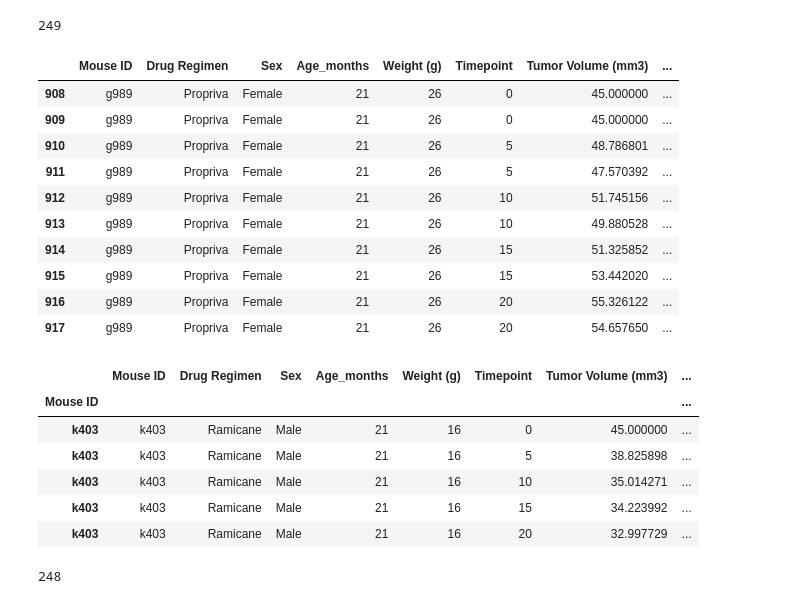
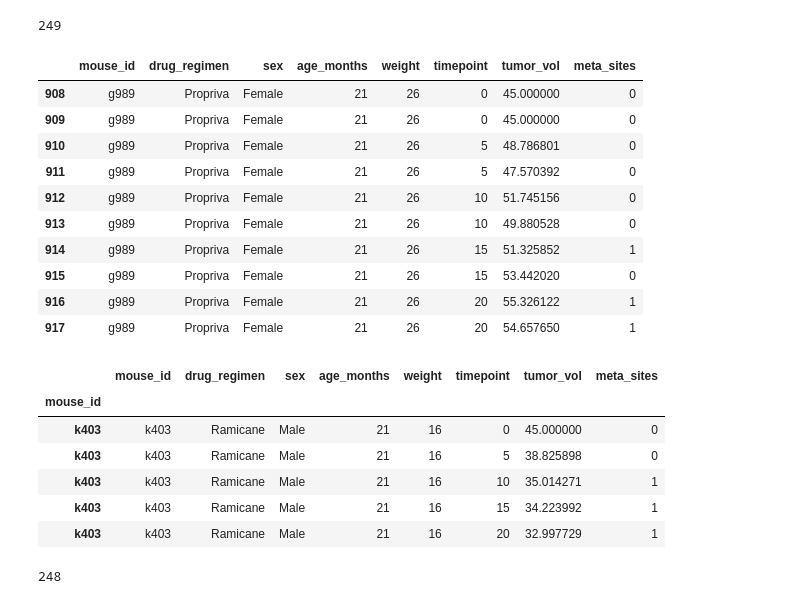
Before and after one commit to swdrich/matplotlib-challenge, a Jupyter notebook: Instructions/Pymaceuticals/pymaceuticals_starter.ipynb, the cells around one changed output. Saved outputs shown, nothing was run; the diff lists cells and outputs as text; code cells hidden in the pictures.

Commit message:
Added code to generate aggregate dataframe.

```diff
--- a/Instructions/Pymaceuticals/pymaceuticals_starter.ipynb
+++ b/Instructions/Pymaceuticals/pymaceuticals_starter.ipynb
@@ -47,3 +47,9 @@ mouse_merged_df.head()
 | 2 | k403 | Ramicane | Male | 21 | 16 | 10 | 35.014271 | ... |
 | 3 | k403 | Ramicane | Male | 21 | 16 | 15 | 34.223992 | ... |
 | 4 | k403 | Ramicane | Male | 21 | 16 | 20 | 32.997729 | ... |
+# %%
+#rename columns for ease of use
+mouse_merged_df = mouse_merged_df.rename(columns={"Mouse ID": "mouse_id", "Drug Regimen": "drug_regimen", "Sex" : "sex",
+                                         "Age_months" : "age_months", "Weight (g)" : "weight", "Timepoint" : "timepoint",
+                                         "Tumor Volume (mm3)" : "tumor_vol", "Metastatic Sites" : "meta_sites"})
+mouse_merged_df.head()
@@ -56,32 +69,33 @@ print(nmice)
 # %%
 #Find mice with duplicate timepoints
 # Optional: Get all the data for the duplicate mouse ID.
-duplicate = mouse_merged_df[mouse_merged_df.duplicated(["Mouse ID", "Timepoint"], keep = False)]
+duplicate = mouse_merged_df[mouse_merged_df.duplicated(["mouse_id", "timepoint"], keep = False)]
 duplicate
 # %% [output]
-|  | Mouse ID | Drug Regimen | Sex | Age_months | Weight (g) | Timepoint | Tumor Volume (mm3) | ... |
-| 908 | g989 | Propriva | Female | 21 | 26 | 0 | 45.000000 | ... |
-| 909 | g989 | Propriva | Female | 21 | 26 | 0 | 45.000000 | ... |
-| 910 | g989 | Propriva | Female | 21 | 26 | 5 | 48.786801 | ... |
-| 911 | g989 | Propriva | Female | 21 | 26 | 5 | 47.570392 | ... |
-| 912 | g989 | Propriva | Female | 21 | 26 | 10 | 51.745156 | ... |
-| 913 | g989 | Propriva | Female | 21 | 26 | 10 | 49.880528 | ... |
-| 914 | g989 | Propriva | Female | 21 | 26 | 15 | 51.325852 | ... |
-| 915 | g989 | Propriva | Female | 21 | 26 | 15 | 53.442020 | ... |
-| 916 | g989 | Propriva | Female | 21 | 26 | 20 | 55.326122 | ... |
-| 917 | g989 | Propriva | Female | 21 | 26 | 20 | 54.657650 | ... |
+|  | mouse_id | drug_regimen | sex | age_months | weight | timepoint | tumor_vol | meta_sites |
+| 908 | g989 | Propriva | Female | 21 | 26 | 0 | 45.000000 | 0 |
+| 909 | g989 | Propriva | Female | 21 | 26 | 0 | 45.000000 | 0 |
+| 910 | g989 | Propriva | Female | 21 | 26 | 5 | 48.786801 | 0 |
+| 911 | g989 | Propriva | Female | 21 | 26 | 5 | 47.570392 | 0 |
+| 912 | g989 | Propriva | Female | 21 | 26 | 10 | 51.745156 | 0 |
+| 913 | g989 | Propriva | Female | 21 | 26 | 10 | 49.880528 | 0 |
+| 914 | g989 | Propriva | Female | 21 | 26 | 15 | 51.325852 | 1 |
+| 915 | g989 | Propriva | Female | 21 | 26 | 15 | 53.442020 | 0 |
+| 916 | g989 | Propriva | Female | 21 | 26 | 20 | 55.326122 | 1 |
+| 917 | g989 | Propriva | Female | 21 | 26 | 20 | 54.657650 | 1 |
 # %%
 # Create a clean DataFrame by dropping the duplicate mouse by its ID.
-mouse_cleaned_df = mouse_merged_df.set_index("Mouse ID", drop = False)
+mouse_cleaned_df = mouse_merged_df.set_index("mouse_id", drop = False)
 mouse_cleaned_df = mouse_cleaned_df.drop(["g989"])
+mouse_cleaned_df.reset_index(drop = "True")
 mouse_cleaned_df.head()
 # %% [output]
-|  | Mouse ID | Drug Regimen | Sex | Age_months | Weight (g) | Timepoint | Tumor Volume (mm3) | ... |
-| Mouse ID |  |  |  |  |  |  |  | ... |
-| k403 | k403 | Ramicane | Male | 21 | 16 | 0 | 45.000000 | ... |
-| k403 | k403 | Ramicane | Male | 21 | 16 | 5 | 38.825898 | ... |
-| k403 | k403 | Ramicane | Male | 21 | 16 | 10 | 35.014271 | ... |
-| k403 | k403 | Ramicane | Male | 21 | 16 | 15 | 34.223992 | ... |
-| k403 | k403 | Ramicane | Male | 21 | 16 | 20 | 32.997729 | ... |
+|  | mouse_id | drug_regimen | sex | age_months | weight | timepoint | tumor_vol | meta_sites |
+| mouse_id |  |  |  |  |  |  |  |  |
+| k403 | k403 | Ramicane | Male | 21 | 16 | 0 | 45.000000 | 0 |
+| k403 | k403 | Ramicane | Male | 21 | 16 | 5 | 38.825898 | 0 |
+| k403 | k403 | Ramicane | Male | 21 | 16 | 10 | 35.014271 | 1 |
+| k403 | k403 | Ramicane | Male | 21 | 16 | 15 | 34.223992 | 1 |
+| k403 | k403 | Ramicane | Male | 21 | 16 | 20 | 32.997729 | 1 |
 # %%
 # Checking the number of mice in the clean DataFrame.
```
Also changed, not shown: parts of 17 cells of this notebook.
